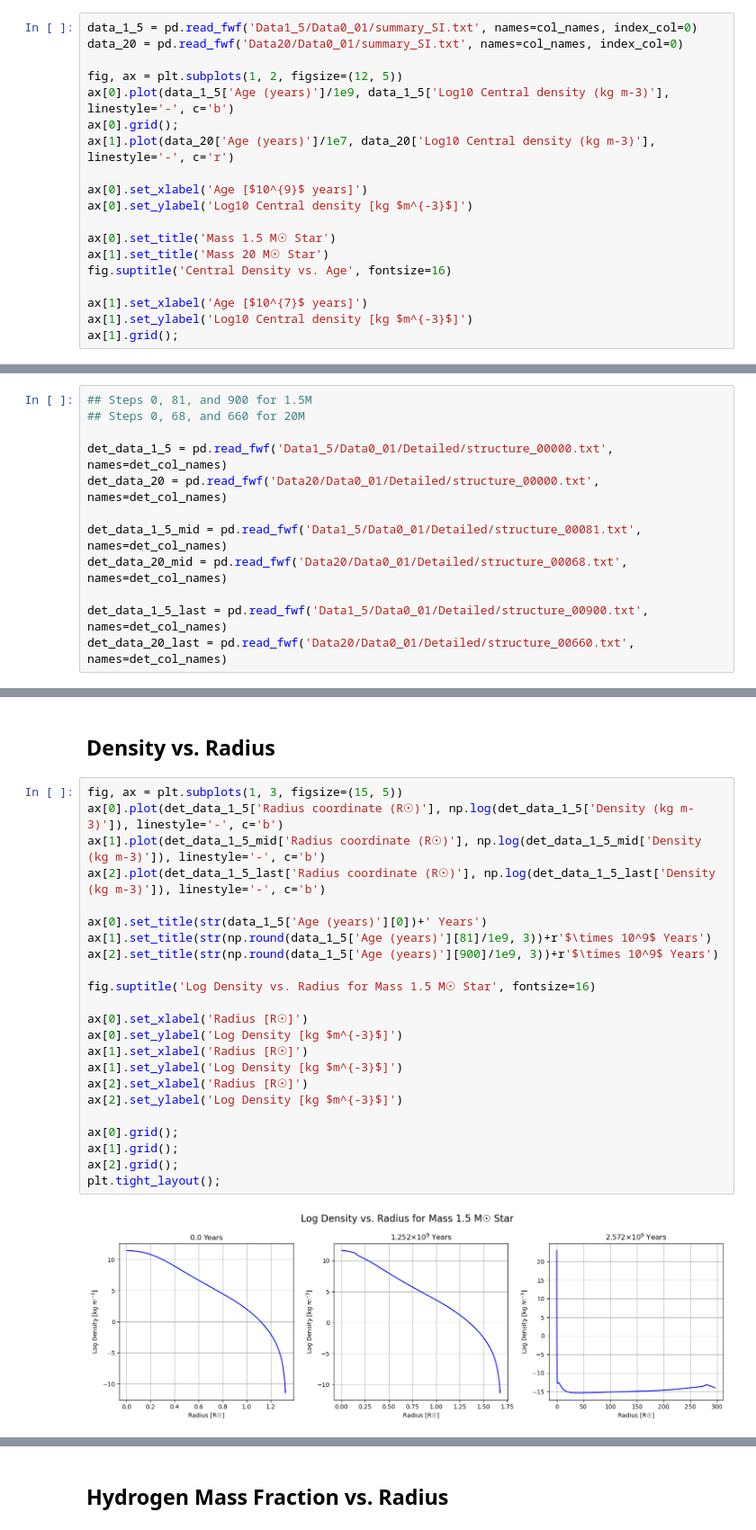
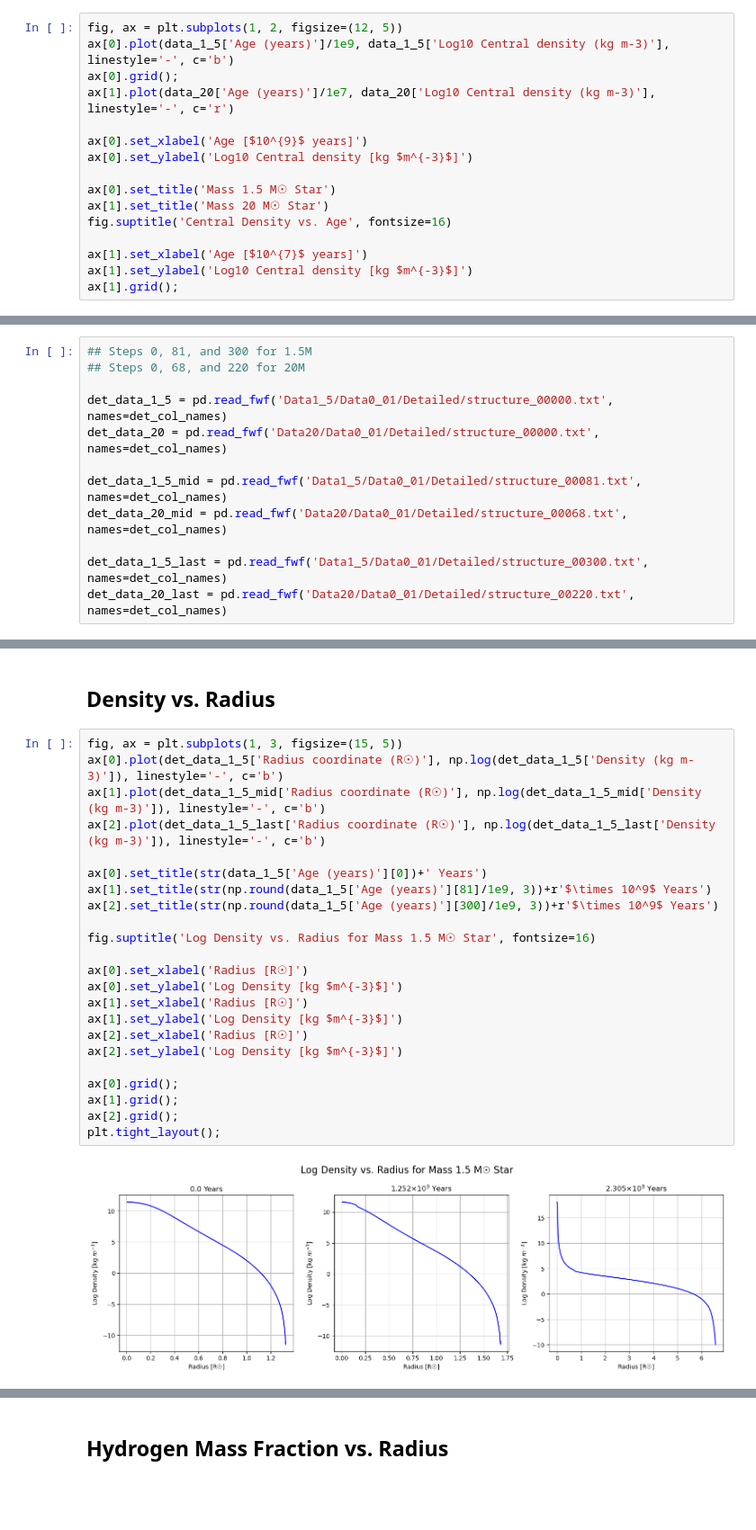
Before and after one commit to pathakis/Modelling-the-Lives-of-Stars, a Jupyter notebook: Task_3_1.ipynb, the cells around one changed output, grey strips where cells are left out. Shown at 90% size. Cells and saved outputs as stored; diff of their text form; blank space fills up the shorter version.

```diff
--- a/Task_3_1.ipynb
+++ b/Task_3_1.ipynb
@@ -399,9 +409,6 @@ ax[1].grid(alpha=0.45);
 # %% [markdown]
 ## Central Density vs Time
 # %%
-data_1_5 = pd.read_fwf('Data1_5/Data0_01/summary_SI.txt', names=col_names, index_col=0)
-data_20 = pd.read_fwf('Data20/Data0_01/summary_SI.txt', names=col_names, index_col=0)
-
 fig, ax = plt.subplots(1, 2, figsize=(12, 5))
 ax[0].plot(data_1_5['Age (years)']/1e9, data_1_5['Log10 Central density (kg m-3)'], linestyle='-', c='b')
 ax[0].grid();
@@ -484,8 +491,8 @@ det_col_names = ['Lagrangian mass coordinate (M☉)',
 'Oxygen mass fraction',
 'Electron degeneracy parameter']
 # %%
-## Steps 0, 81, and 900 for 1.5M
-## Steps 0, 68, and 660 for 20M
+## Steps 0, 81, and 300 for 1.5M
+## Steps 0, 68, and 220 for 20M
 
 det_data_1_5 = pd.read_fwf('Data1_5/Data0_01/Detailed/structure_00000.txt', names=det_col_names)
 det_data_20 = pd.read_fwf('Data20/Data0_01/Detailed/structure_00000.txt', names=det_col_names)
@@ -493,8 +500,8 @@ det_data_20 = pd.read_fwf('Data20/Data0_01/Detailed/structure_00000.txt', names=
 det_data_1_5_mid = pd.read_fwf('Data1_5/Data0_01/Detailed/structure_00081.txt', names=det_col_names)
 det_data_20_mid = pd.read_fwf('Data20/Data0_01/Detailed/structure_00068.txt', names=det_col_names)
 
-det_data_1_5_last = pd.read_fwf('Data1_5/Data0_01/Detailed/structure_00900.txt', names=det_col_names)
-det_data_20_last = pd.read_fwf('Data20/Data0_01/Detailed/structure_00660.txt', names=det_col_names)
+det_data_1_5_last = pd.read_fwf('Data1_5/Data0_01/Detailed/structure_00300.txt', names=det_col_names)
+det_data_20_last = pd.read_fwf('Data20/Data0_01/Detailed/structure_00220.txt', names=det_col_names)
 # %%
 det_data_1_5.describe()
 # %% [output]
@@ -526,28 +533,28 @@ det_data_20.describe()
 # %%
 fig, ax = plt.subplots(1, 3, figsize=(15, 5))
 ax[0].plot(det_data_1_5['Radius coordinate (R☉)'], np.log(det_data_1_5['Density (kg m-3)']), linestyle='-', c='b')
 ax[1].plot(det_data_1_5_mid['Radius coordinate (R☉)'], np.log(det_data_1_5_mid['Density (kg m-3)']), linestyle='-', c='b')
 ax[2].plot(det_data_1_5_last['Radius coordinate (R☉)'], np.log(det_data_1_5_last['Density (kg m-3)']), linestyle='-', c='b')
 
 ax[0].set_title(str(data_1_5['Age (years)'][0])+' Years')
 ax[1].set_title(str(np.round(data_1_5['Age (years)'][81]/1e9, 3))+r'$\times 10^9$ Years')
-ax[2].set_title(str(np.round(data_1_5['Age (years)'][900]/1e9, 3))+r'$\times 10^9$ Years')
+ax[2].set_title(str(np.round(data_1_5['Age (years)'][300]/1e9, 3))+r'$\times 10^9$ Years')
 
 fig.suptitle('Log Density vs. Radius for Mass 1.5 M☉ Star', fontsize=16)
 
 ax[0].set_xlabel('Radius [R☉]')
 ax[0].set_ylabel('Log Density [kg $m^{-3}$]')
 ax[1].set_xlabel('Radius [R☉]')
 ax[1].set_ylabel('Log Density [kg $m^{-3}$]')
 ax[2].set_xlabel('Radius [R☉]')
 ax[2].set_ylabel('Log Density [kg $m^{-3}$]')
 
 ax[0].grid();
 ax[1].grid();
 ax[2].grid();
 plt.tight_layout();
 # %% [output]
-[figure, old version]
+[figure, new version]
 # %%
 fig, ax = plt.subplots(1, 3, figsize=(15, 5))
 ax[0].plot(det_data_20['Radius coordinate (R☉)'], np.log(det_data_20['Density (kg m-3)']), linestyle='-', c='b')
```
Also changed, not shown: parts of 7 cells of this notebook, 1 other file.
